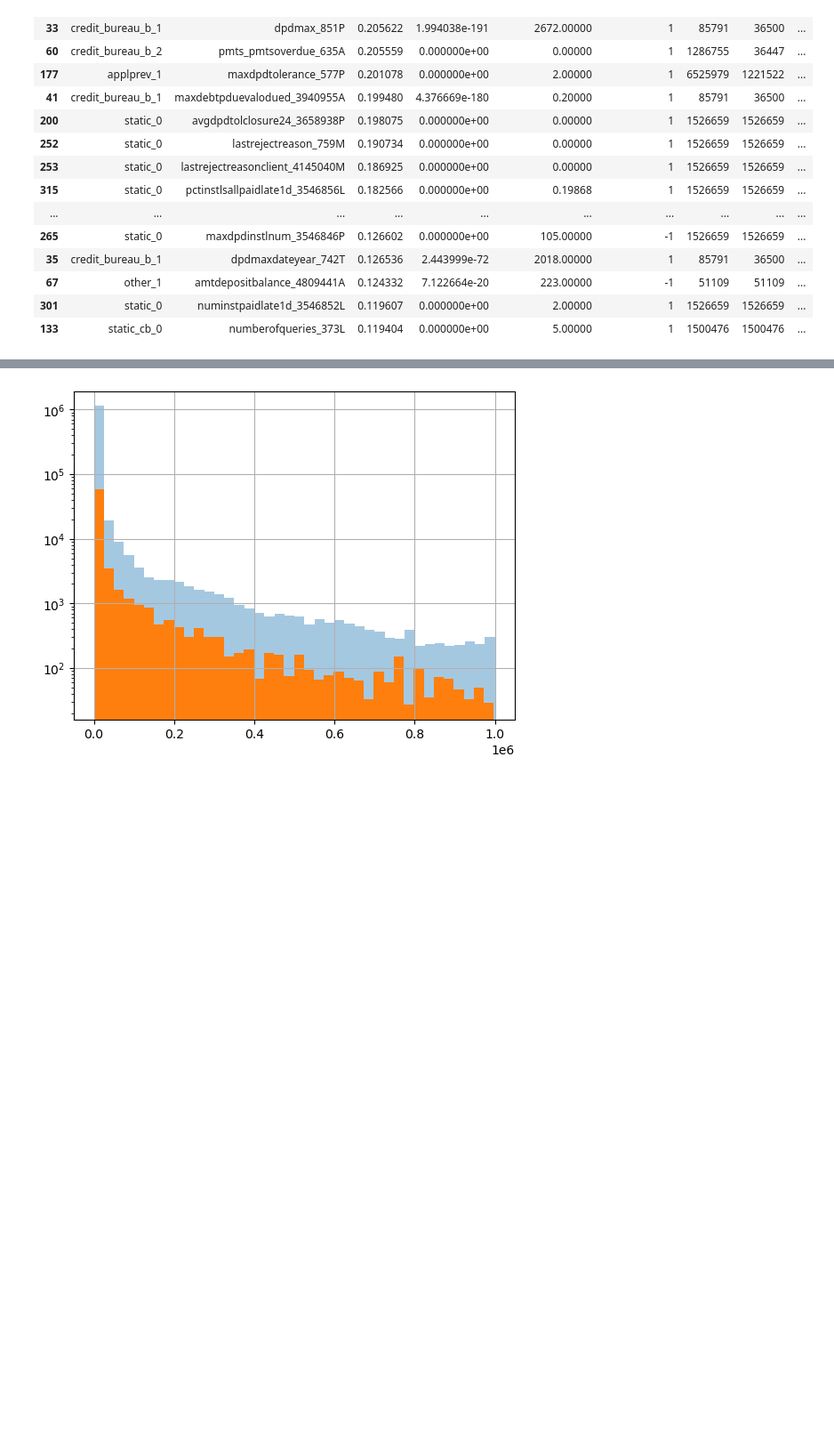
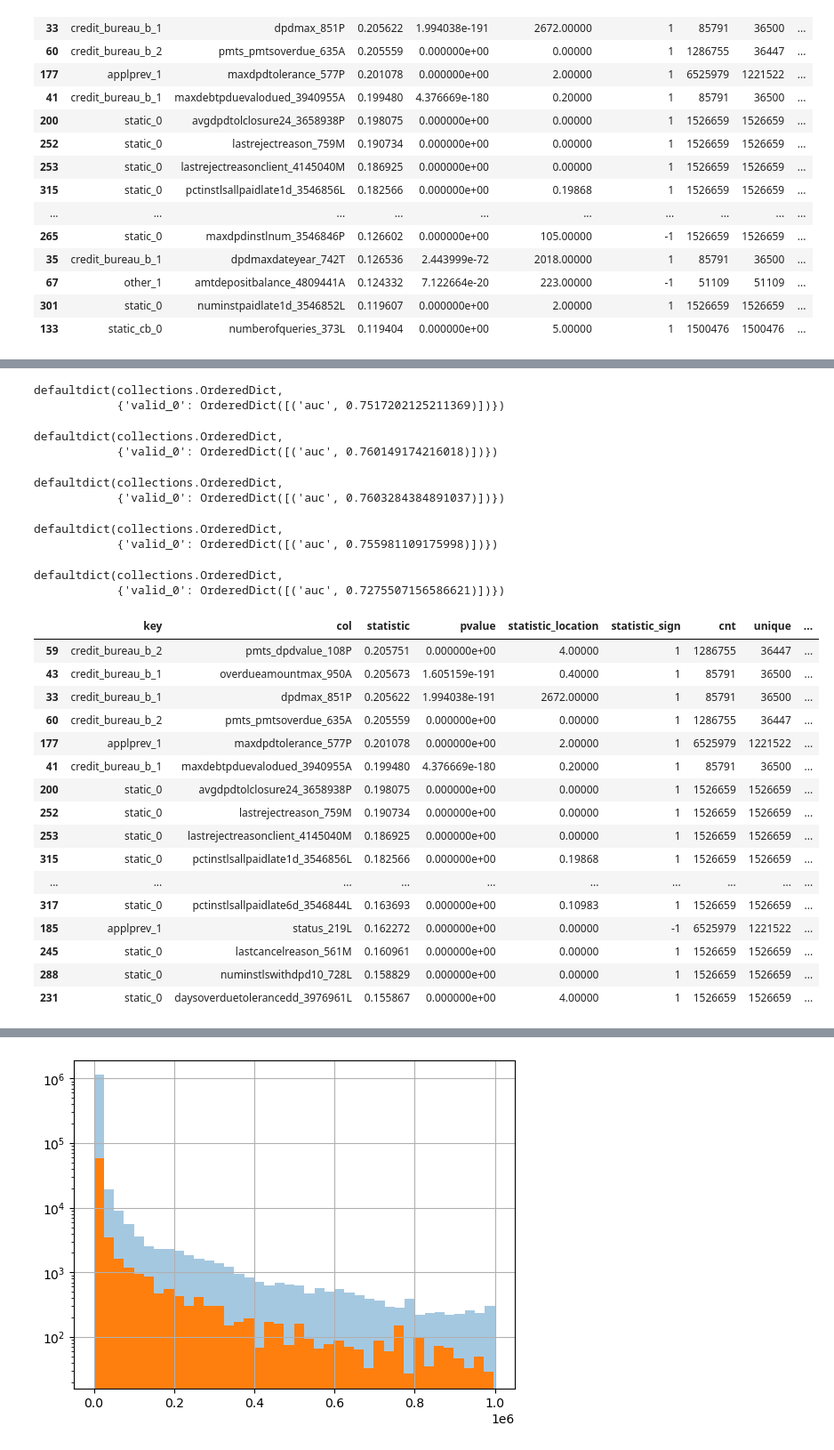
Before and after one commit to olympus999/kaggle-home-credit-credit-risk-model-stability, a Jupyter notebook: notebooks/starter.ipynb, the cells around one changed output, grey strips where cells are left out. Shown at 89% size. Cells and saved outputs as stored; diff of their text form; code cells hidden in the pictures; blank space fills up the shorter version.

```diff
--- a/notebooks/starter.ipynb
+++ b/notebooks/starter.ipynb
@@ -695,10 +708,10 @@ def get_correct_schema_and_f_name(path):
 
     return (f_name, schemas[k], k)
 # %%
-def read_data():
+def read_data(files):
     # Read files into Spark DataFrame
     d_df = {}
-    for path in train_files:
+    for path in files:
         (f_name, schema, k) = get_correct_schema_and_f_name(path)
 
         #         print(f_name, k)
@@ -759,7 +772,8 @@ def read_data():
     )
 
     return d_df
-# %%
-d_df = read_data()
+# %%
+d_df_train = read_data(train_files)
+d_df_test = read_data(test_files)
 # %% [markdown]
 ## Compare distributions
@@ -924,5 +923,5 @@ def file_stats():
 # %%
-df_file_stats = file_stats()
+df_file_stats = file_stats(d_df_train)
 # %%
 df_file_stats.head(50)
 # %% [output]
@@ -994,0 +1252,45 @@ df_train, df_test = train_test_split(df_features, test_size=0.4, random_state=42
+# %%
+bst.best_score
+# %% [output]
+defaultdict(collections.OrderedDict,
+            {'valid_0': OrderedDict([('auc', 0.7517202125211369)])})
+# %%
+bst.best_score
+# %% [output]
+defaultdict(collections.OrderedDict,
+            {'valid_0': OrderedDict([('auc', 0.760149174216018)])})
+# %%
+bst.best_score
+# %% [output]
+defaultdict(collections.OrderedDict,
+            {'valid_0': OrderedDict([('auc', 0.7603284384891037)])})
+# %%
+bst.best_score
+# %% [output]
+defaultdict(collections.OrderedDict,
+            {'valid_0': OrderedDict([('auc', 0.755981109175998)])})
+# %%
+bst.best_score
+# %% [output]
+defaultdict(collections.OrderedDict,
+            {'valid_0': OrderedDict([('auc', 0.7275507156586621)])})
+# %%
+df_file_stats.head(20)
+# %% [output]
+|  | key | col | statistic | pvalue | statistic_location | statistic_sign | cnt | unique | ... |
+| 59 | credit_bureau_b_2 | pmts_dpdvalue_108P | 0.205751 | 0.000000e+00 | 4.00000 | 1 | 1286755 | 36447 | ... |
+| 43 | credit_bureau_b_1 | overdueamountmax_950A | 0.205673 | 1.605159e-191 | 0.40000 | 1 | 85791 | 36500 | ... |
+| 33 | credit_bureau_b_1 | dpdmax_851P | 0.205622 | 1.994038e-191 | 2672.00000 | 1 | 85791 | 36500 | ... |
+| 60 | credit_bureau_b_2 | pmts_pmtsoverdue_635A | 0.205559 | 0.000000e+00 | 0.00000 | 1 | 1286755 | 36447 | ... |
+| 177 | applprev_1 | maxdpdtolerance_577P | 0.201078 | 0.000000e+00 | 2.00000 | 1 | 6525979 | 1221522 | ... |
+| 41 | credit_bureau_b_1 | maxdebtpduevalodued_3940955A | 0.199480 | 4.376669e-180 | 0.20000 | 1 | 85791 | 36500 | ... |
+| 200 | static_0 | avgdpdtolclosure24_3658938P | 0.198075 | 0.000000e+00 | 0.00000 | 1 | 1526659 | 1526659 | ... |
+| 252 | static_0 | lastrejectreason_759M | 0.190734 | 0.000000e+00 | 0.00000 | 1 | 1526659 | 1526659 | ... |
+| 253 | static_0 | lastrejectreasonclient_4145040M | 0.186925 | 0.000000e+00 | 0.00000 | 1 | 1526659 | 1526659 | ... |
+| 315 | static_0 | pctinstlsallpaidlate1d_3546856L | 0.182566 | 0.000000e+00 | 0.19868 | 1 | 1526659 | 1526659 | ... |
+| ... | ... | ... | ... | ... | ... | ... | ... | ... | ... |
+| 317 | static_0 | pctinstlsallpaidlate6d_3546844L | 0.163693 | 0.000000e+00 | 0.10983 | 1 | 1526659 | 1526659 | ... |
+| 185 | applprev_1 | status_219L | 0.162272 | 0.000000e+00 | 0.00000 | -1 | 6525979 | 1221522 | ... |
+| 245 | static_0 | lastcancelreason_561M | 0.160961 | 0.000000e+00 | 0.00000 | 1 | 1526659 | 1526659 | ... |
+| 288 | static_0 | numinstlswithdpd10_728L | 0.158829 | 0.000000e+00 | 0.00000 | 1 | 1526659 | 1526659 | ... |
+| 231 | static_0 | daysoverduetolerancedd_3976961L | 0.155867 | 0.000000e+00 | 4.00000 | 1 | 1526659 | 1526659 | ... |
```
Also changed, not shown: parts of 74 cells of this notebook.
